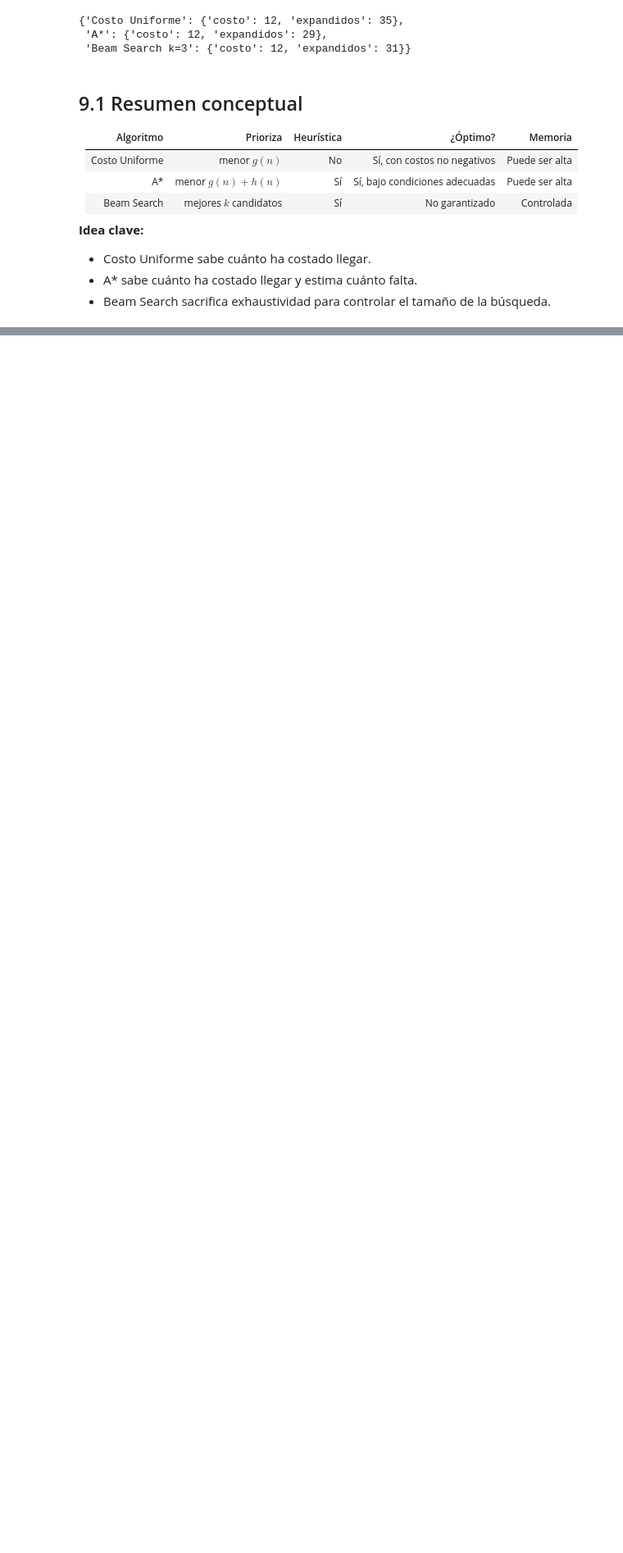
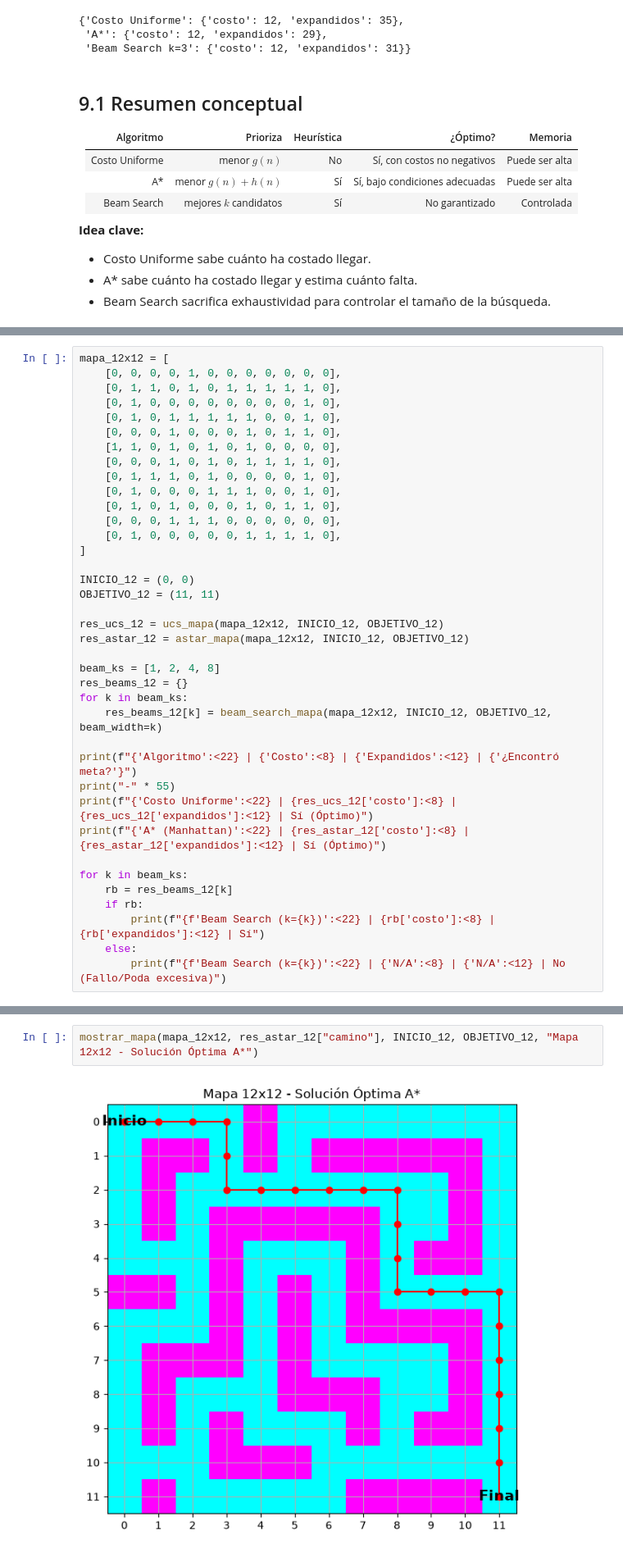
Before and after one commit to danielqh1408/Primer_Corte_Inteligentes_I, a Jupyter notebook: Resolucion_Problemas_Busqueda_Informada.ipynb, the cells around one changed output, grey strips where cells are left out. Shown at 82% size. Cells and saved outputs as stored; diff of their text form; blank space fills up the shorter version.

```diff
--- a/Resolucion_Problemas_Busqueda_Informada.ipynb
+++ b/Resolucion_Problemas_Busqueda_Informada.ipynb
@@ -784,0 +837,38 @@ Si utiliza IA generativa, indique herramienta, propósito y partes de la activid
+# %%
+mapa_12x12 = [
+    [0, 0, 0, 0, 1, 0, 0, 0, 0, 0, 0, 0],
+    [0, 1, 1, 0, 1, 0, 1, 1, 1, 1, 1, 0],
+    [0, 1, 0, 0, 0, 0, 0, 0, 0, 0, 1, 0],
+    [0, 1, 0, 1, 1, 1, 1, 1, 0, 0, 1, 0],
+    [0, 0, 0, 1, 0, 0, 0, 1, 0, 1, 1, 0],
+    [1, 1, 0, 1, 0, 1, 0, 1, 0, 0, 0, 0],
+    [0, 0, 0, 1, 0, 1, 0, 1, 1, 1, 1, 0],
+    [0, 1, 1, 1, 0, 1, 0, 0, 0, 0, 1, 0],
+    [0, 1, 0, 0, 0, 1, 1, 1, 0, 0, 1, 0],
+    [0, 1, 0, 1, 0, 0, 0, 1, 0, 1, 1, 0],
+    [0, 0, 0, 1, 1, 1, 0, 0, 0, 0, 0, 0],
+    [0, 1, 0, 0, 0, 0, 0, 1, 1, 1, 1, 0],
+]
+
+INICIO_12 = (0, 0)
+OBJETIVO_12 = (11, 11)
+
+res_ucs_12 = ucs_mapa(mapa_12x12, INICIO_12, OBJETIVO_12)
+res_astar_12 = astar_mapa(mapa_12x12, INICIO_12, OBJETIVO_12)
+
+beam_ks = [1, 2, 4, 8]
+res_beams_12 = {}
+for k in beam_ks:
+    res_beams_12[k] = beam_search_mapa(mapa_12x12, INICIO_12, OBJETIVO_12, beam_width=k)
+
+print(f"{'Algoritmo':<22} | {'Costo':<8} | {'Expandidos':<12} | {'¿Encontró meta?'}")
+print("-" * 55)
+print(f"{'Costo Uniforme':<22} | {res_ucs_12['costo']:<8} | {res_ucs_12['expandidos']:<12} | Sí (Óptimo)")
+print(f"{'A* (Manhattan)':<22} | {res_astar_12['costo']:<8} | {res_astar_12['expandidos']:<12} | Sí (Óptimo)")
+
+for k in beam_ks:
+    rb = res_beams_12[k]
+    if rb:
+        print(f"{f'Beam Search (k={k})':<22} | {rb['costo']:<8} | {rb['expandidos']:<12} | Sí")
+    else:
+        print(f"{f'Beam Search (k={k})':<22} | {'N/A':<8} | {'N/A':<12} | No (Fallo/Poda excesiva)")
@@ -784,0 +884,4 @@ Si utiliza IA generativa, indique herramienta, propósito y partes de la activid
+# %%
+mostrar_mapa(mapa_12x12, res_astar_12["camino"], INICIO_12, OBJETIVO_12, "Mapa 12x12 - Solución Óptima A*")
+# %% [output]
+[figure, added]
```
Also changed, not shown: parts of 41 cells of this notebook.
